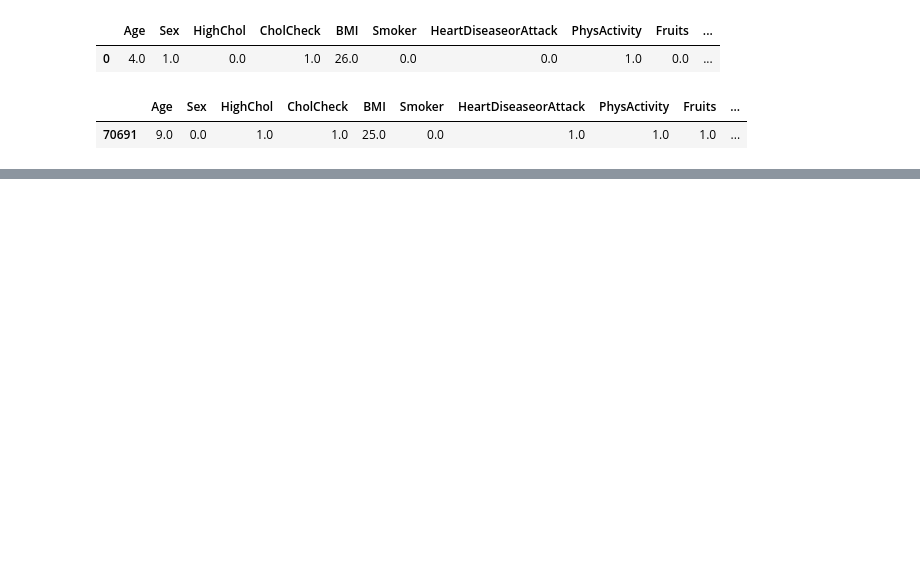
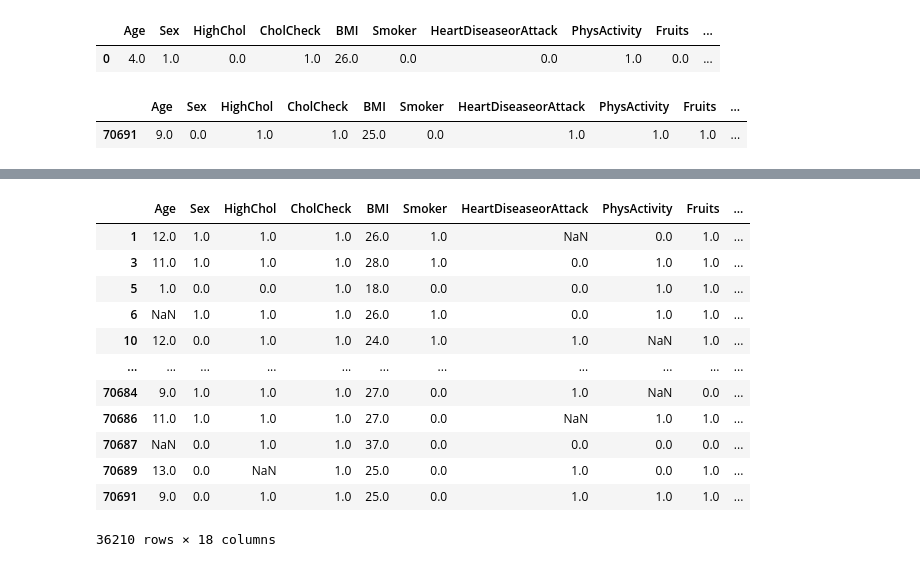
Before and after one commit to aarshabh/Diabetes-Prediction-Model, a Jupyter notebook: Term Project.ipynb, the cells around one changed output, grey strips where cells are left out. Cells and saved outputs as stored; diff of their text form; code cells hidden in the pictures; blank space fills up the shorter version.

```diff
--- a/Term Project.ipynb
+++ b/Term Project.ipynb
@@ -115,0 +208,16 @@ df.tail(1)
+# %%
+df[df.isnull().any(axis = 1)]
+# %% [output]
+|  | Age | Sex | HighChol | CholCheck | BMI | Smoker | HeartDiseaseorAttack | PhysActivity | Fruits | ... |
+| 1 | 12.0 | 1.0 | 1.0 | 1.0 | 26.0 | 1.0 | NaN | 0.0 | 1.0 | ... |
+| 3 | 11.0 | 1.0 | 1.0 | 1.0 | 28.0 | 1.0 | 0.0 | 1.0 | 1.0 | ... |
+| 5 | 1.0 | 0.0 | 0.0 | 1.0 | 18.0 | 0.0 | 0.0 | 1.0 | 1.0 | ... |
+| 6 | NaN | 1.0 | 1.0 | 1.0 | 26.0 | 1.0 | 0.0 | 1.0 | 1.0 | ... |
+| 10 | 12.0 | 0.0 | 1.0 | 1.0 | 24.0 | 1.0 | 1.0 | NaN | 1.0 | ... |
+| ... | ... | ... | ... | ... | ... | ... | ... | ... | ... | ... |
+| 70684 | 9.0 | 1.0 | 1.0 | 1.0 | 27.0 | 0.0 | 1.0 | NaN | 0.0 | ... |
+| 70686 | 11.0 | 1.0 | 1.0 | 1.0 | 27.0 | 0.0 | NaN | 1.0 | 1.0 | ... |
+| 70687 | NaN | 0.0 | 1.0 | 1.0 | 37.0 | 0.0 | 0.0 | 0.0 | 0.0 | ... |
+| 70689 | 13.0 | 0.0 | NaN | 1.0 | 25.0 | 0.0 | 1.0 | 0.0 | 1.0 | ... |
+| 70691 | 9.0 | 0.0 | 1.0 | 1.0 | 25.0 | 0.0 | 1.0 | 1.0 | 1.0 | ... |
+36210 rows × 18 columns
```
Also changed, not shown: parts of 22 cells of this notebook.
